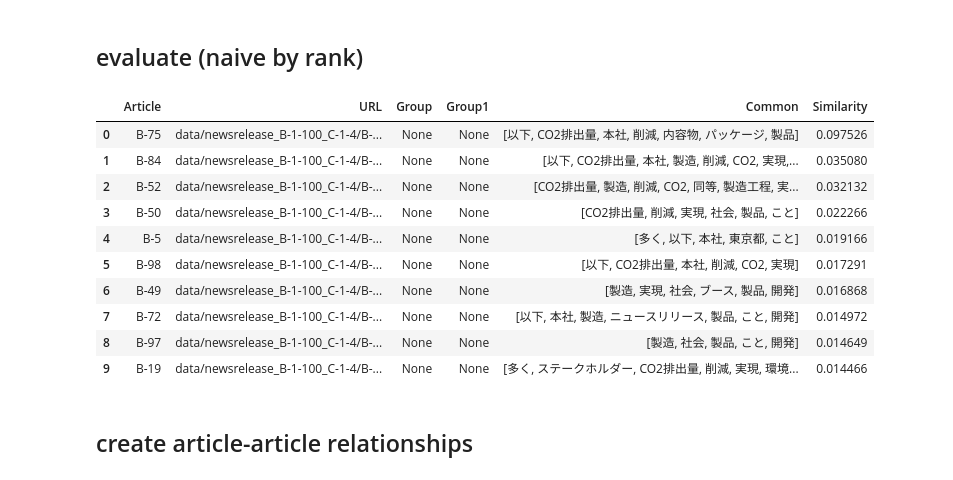
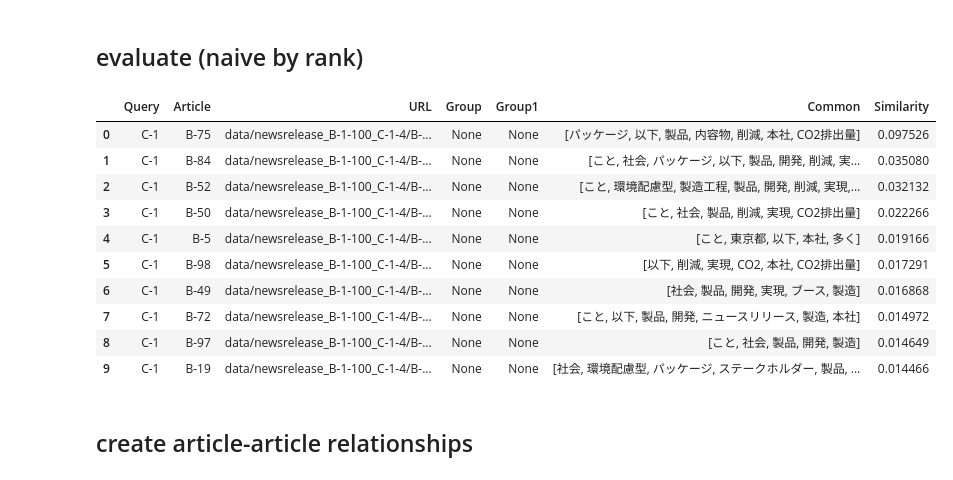
Before and after one commit to smallcat9603/graph, a Jupyter notebook: dnp/kg/neo4j_v1.ipynb, the cells around one changed output. Cells and saved outputs as stored; diff of their text form; code cells hidden in the pictures.

```diff
--- a/dnp/kg/neo4j_v1.ipynb
+++ b/dnp/kg/neo4j_v1.ipynb
@@ -203,23 +203,23 @@ gds.run_cypher(query, {'nphrase': nphrase})
 # %%
 query = """
 MATCH (q:Query)-[r:CONTAINS]-(n:Noun)-[c:CONTAINS]-(a:Article)
 RETURN q.name AS Query, a.name AS Article, a.url AS URL, a.grp AS Group, a.grp1 AS Group1, collect(n.name) AS Common, SUM((1.0/r.rank)*(1.0/c.rank)) AS Similarity
-ORDER BY Similarity DESC
+ORDER BY Query, Similarity DESC
 LIMIT 10
 """
 gds.run_cypher(query)
 # %% [output]
-|  | Article | URL | Group | Group1 | Common | Similarity |
-| 0 | B-75 | data/newsrelease_B-1-100_C-1-4/B-... | None | None | [以下, CO2排出量, 本社, 削減, 内容物, パッケージ, 製品] | 0.097526 |
-| 1 | B-84 | data/newsrelease_B-1-100_C-1-4/B-... | None | None | [以下, CO2排出量, 本社, 製造, 削減, CO2, 実現,... | 0.035080 |
-| 2 | B-52 | data/newsrelease_B-1-100_C-1-4/B-... | None | None | [CO2排出量, 製造, 削減, CO2, 同等, 製造工程, 実... | 0.032132 |
-| 3 | B-50 | data/newsrelease_B-1-100_C-1-4/B-... | None | None | [CO2排出量, 削減, 実現, 社会, 製品, こと] | 0.022266 |
-| 4 | B-5 | data/newsrelease_B-1-100_C-1-4/B-... | None | None | [多く, 以下, 本社, 東京都, こと] | 0.019166 |
-| 5 | B-98 | data/newsrelease_B-1-100_C-1-4/B-... | None | None | [以下, CO2排出量, 本社, 削減, CO2, 実現] | 0.017291 |
-| 6 | B-49 | data/newsrelease_B-1-100_C-1-4/B-... | None | None | [製造, 実現, 社会, ブース, 製品, 開発] | 0.016868 |
-| 7 | B-72 | data/newsrelease_B-1-100_C-1-4/B-... | None | None | [以下, 本社, 製造, ニュースリリース, 製品, こと, 開発] | 0.014972 |
-| 8 | B-97 | data/newsrelease_B-1-100_C-1-4/B-... | None | None | [製造, 社会, 製品, こと, 開発] | 0.014649 |
-| 9 | B-19 | data/newsrelease_B-1-100_C-1-4/B-... | None | None | [多く, ステークホルダー, CO2排出量, 削減, 実現, 環境... | 0.014466 |
+|  | Query | Article | URL | Group | Group1 | Common | Similarity |
+| 0 | C-1 | B-75 | data/newsrelease_B-1-100_C-1-4/B-... | None | None | [パッケージ, 以下, 製品, 内容物, 削減, 本社, CO2排出量] | 0.097526 |
+| 1 | C-1 | B-84 | data/newsrelease_B-1-100_C-1-4/B-... | None | None | [こと, 社会, パッケージ, 以下, 製品, 開発, 削減, 実... | 0.035080 |
+| 2 | C-1 | B-52 | data/newsrelease_B-1-100_C-1-4/B-... | None | None | [こと, 環境配慮型, 製造工程, 製品, 開発, 削減, 実現,... | 0.032132 |
+| 3 | C-1 | B-50 | data/newsrelease_B-1-100_C-1-4/B-... | None | None | [こと, 社会, 製品, 削減, 実現, CO2排出量] | 0.022266 |
+| 4 | C-1 | B-5 | data/newsrelease_B-1-100_C-1-4/B-... | None | None | [こと, 東京都, 以下, 本社, 多く] | 0.019166 |
+| 5 | C-1 | B-98 | data/newsrelease_B-1-100_C-1-4/B-... | None | None | [以下, 削減, 実現, CO2, 本社, CO2排出量] | 0.017291 |
+| 6 | C-1 | B-49 | data/newsrelease_B-1-100_C-1-4/B-... | None | None | [社会, 製品, 開発, 実現, ブース, 製造] | 0.016868 |
+| 7 | C-1 | B-72 | data/newsrelease_B-1-100_C-1-4/B-... | None | None | [こと, 以下, 製品, 開発, ニュースリリース, 製造, 本社] | 0.014972 |
+| 8 | C-1 | B-97 | data/newsrelease_B-1-100_C-1-4/B-... | None | None | [こと, 社会, 製品, 開発, 製造] | 0.014649 |
+| 9 | C-1 | B-19 | data/newsrelease_B-1-100_C-1-4/B-... | None | None | [社会, 環境配慮型, パッケージ, ステークホルダー, 製品, ... | 0.014466 |
 # %% [markdown]
 ## create article-article relationships
 # %%
```
Also changed, not shown: parts of 15 cells of this notebook.
